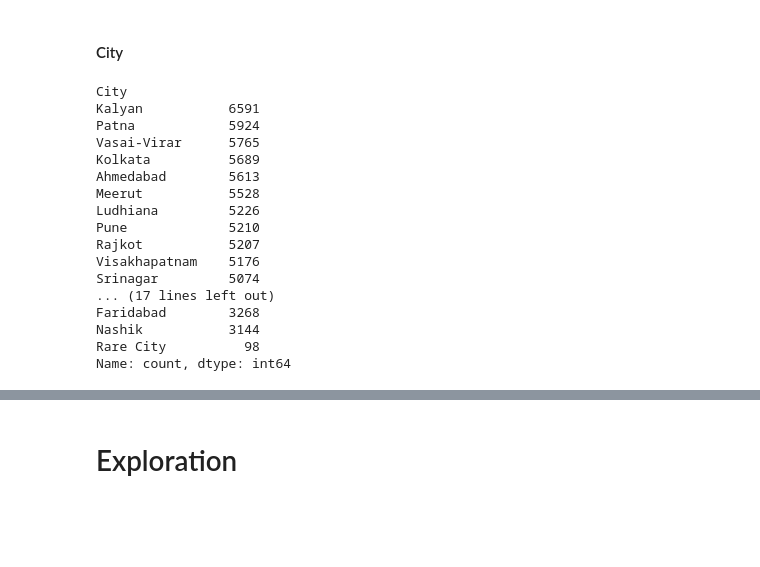
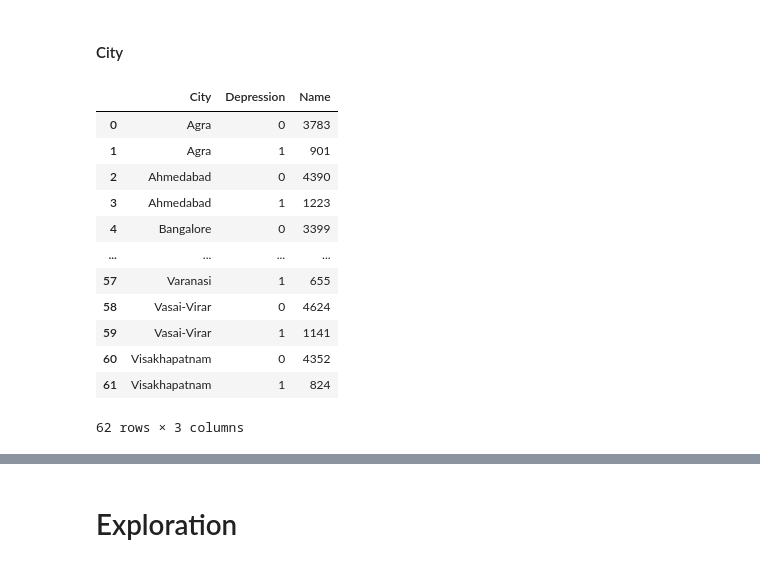
Before and after one commit to Omer-Z/Kaggle_Tasks, a Jupyter notebook: Mental_Health/src/analysis.ipynb, the cells around one changed output, grey strips where cells are left out. Saved outputs shown, nothing was run; the diff lists cells and outputs as text; code cells hidden in the pictures; blank space fills up the shorter version.

```diff
--- a/Mental_Health/src/analysis.ipynb
+++ b/Mental_Health/src/analysis.ipynb
@@ -544,23 +544,3 @@ processed_data['Degree'] = replace_rare_occurenced(data=processed_data['Degree']
 #### City
 # %%
 processed_data['City'] = replace_rare_occurenced(data=processed_data['City'], replace_with='Rare City', threshold=100)
-# %%
-processed_data['City'].value_counts()
-# %% [output]
-City
-Kalyan           6591
-Patna            5924
-Vasai-Virar      5765
-Kolkata          5689
-Ahmedabad        5613
-Meerut           5528
-Ludhiana         5226
-Pune             5210
-Rajkot           5207
-Visakhapatnam    5176
-Srinagar         5074
-... (17 lines left out)
-Faridabad        3268
-Nashik           3144
-Rare City          98
-Name: count, dtype: int64
@@ -566,0 +549,16 @@ Name: count, dtype: int64
+# %%
+g
+# %% [output]
+|  | City | Depression | Name |
+| 0 | Agra | 0 | 3783 |
+| 1 | Agra | 1 | 901 |
+| 2 | Ahmedabad | 0 | 4390 |
+| 3 | Ahmedabad | 1 | 1223 |
+| 4 | Bangalore | 0 | 3399 |
+| ... | ... | ... | ... |
+| 57 | Varanasi | 1 | 655 |
+| 58 | Vasai-Virar | 0 | 4624 |
+| 59 | Vasai-Virar | 1 | 1141 |
+| 60 | Visakhapatnam | 0 | 4352 |
+| 61 | Visakhapatnam | 1 | 824 |
+62 rows × 3 columns
```
Also changed, not shown: parts of 2 cells of this notebook.
